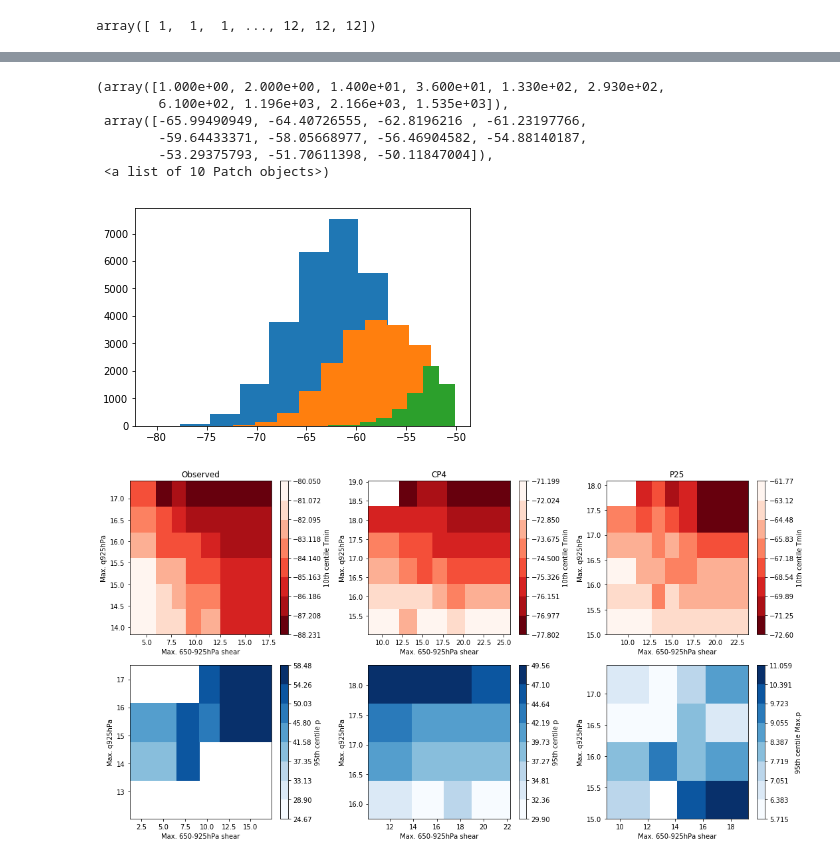
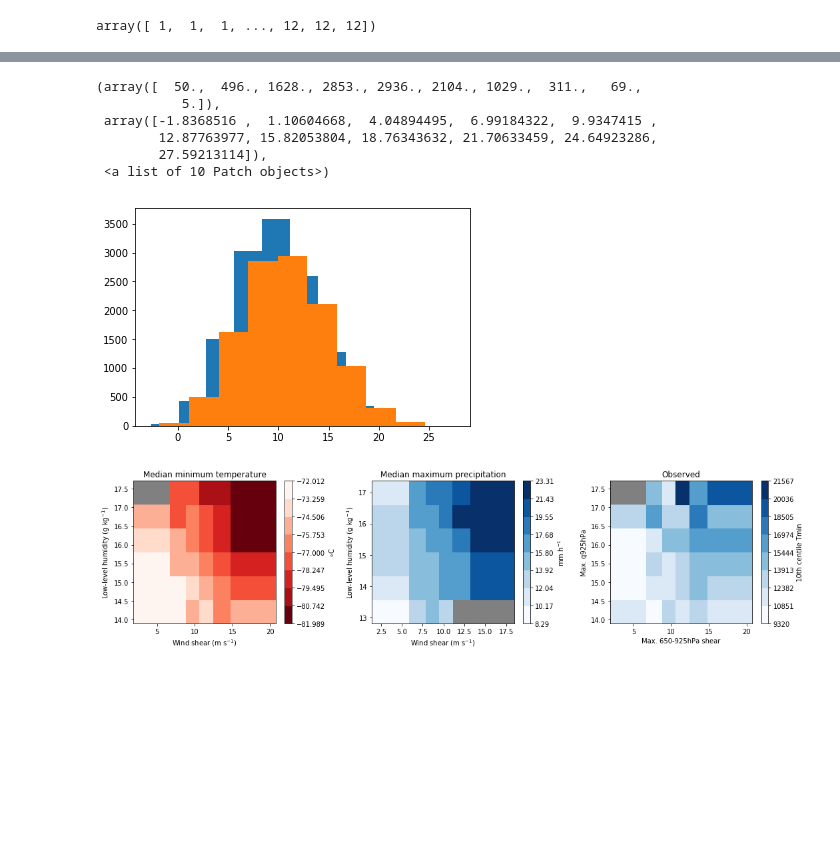
Before and after one commit to cornkle/proj_CEH, a Jupyter notebook: notebooks/CLOVER_scatter_fig3_mergedmonth-OBSONLY.ipynb, the cells around one changed output, grey strips where cells are left out. Saved outputs shown, nothing was run; the diff lists cells and outputs as text; code cells hidden in the pictures; blank space fills up the shorter version.

Commit message:
CLOVER paper plots finalised

```diff
--- a/notebooks/CLOVER_scatter_fig3_mergedmonth-OBSONLY.ipynb
+++ b/notebooks/CLOVER_scatter_fig3_mergedmonth-OBSONLY.ipynb
@@ -358,2 +450,0 @@ obs_march = obs[opos1]
-# %%
-obsp = obs[oposi]
@@ -580,17 +689,17 @@ def create_2dhist(ds, xbins,ybins):
             poss_ds = (ds.shear >= shl) & (ds.shear < xbins[issh+1]) & (ds.q925>=qql) & (ds.q925 < ybins[isq+1])
 
             try:
-                ds_mean = np.percentile(ds.tmin[poss_ds], 10)
+                ds_mean = np.percentile(ds.tmin[poss_ds], 50)
             except IndexError:
                 ds_mean = np.nan
 
             try:
-                prcp_mean = np.percentile(ds.prcp[poss_ds], 75)
+                prcp_mean = np.percentile(ds.prcp[poss_ds], 50)
             except:
                 prcp_mean = np.nan
 
             try:
-                ds_amean = np.percentile(ds.area[poss_ds], 75)
+                ds_amean = np.percentile(ds.area[poss_ds], 50)
             except IndexError:
                 ds_amean = np.nan
 
@@ -669,5 +778,35 @@ def hist2d_six(data, valid=False):
 
     plt.tight_layout()
     plt.savefig(cnst.network_data + 'figs/CLOVER/fig3_pcp.png')
+# %%
+def hist2d_three(data, valid=False):
+
+    #from palettable.colorbrewer.qualitative import Blues_6, Reds_6_r
+
+    f = plt.figure(figsize=(15,4))
+    for i, dat in enumerate(data):
+        ax = f.add_subplot(1,3,i+1)
+        if i>0:
+            cmap = 'Blues'
+        else:
+            cmap = 'Reds_r'
+        X, Y = np.meshgrid(dat['xbins'],dat['ybins'])
+        cmapp = uplot.discrete_cmap(8, base_cmap=cmap)
+        if valid:
+
+            dat['data'][dat['valid']<40] = np.nan
+        Zm = ma.masked_where(np.isnan(dat['data']),dat['data'])
+
+        mappable = ax.pcolormesh(X, Y, Zm.T, cmap=cmapp, vmin=dat['vmin'], vmax=dat['vmax']) # viridis_rvmin=20, vmax=40
+        ax.set_ylabel(dat['ylabel'])
+        ax.set_xlabel(dat['xlabel'])
+        ax.set_title(dat['title'])
+        cbar = f.colorbar(mappable, ticks=np.linspace(dat['vmin'],dat['vmax'],9)) # ticks=np.linspace(30,45,11) , ticks=np.linspace(20,40,11)
+        cbar.set_label(dat['cbarlabel'])
+        ax.set_facecolor('grey')
+        #ax.set_ylim(13,17.5)
+
+    plt.tight_layout()
+    plt.savefig(cnst.network_data + 'figs/CLOVER/fig3_obsOnly.png')
 # %%
 dsperc_mar, dsp_mar, dsarea_mar, dsval_mar = create_2dhist(ds_march, shearb_march, qbinsb_march)
@@ -767,12 +860,0 @@ cp25_dic = {
-# %%
-plt.hist(ds_march.tmean)
-plt.hist(cp4_march.tmean)
-plt.hist(cp25_march.tmean)
-# %% [output]
-(array([1.000e+00, 2.000e+00, 1.400e+01, 3.600e+01, 1.330e+02, 2.930e+02,
-        6.100e+02, 1.196e+03, 2.166e+03, 1.535e+03]),
- array([-65.99490949, -64.40726555, -62.8196216 , -61.23197766,
-        -59.64433371, -58.05668977, -56.46904582, -54.88140187,
-        -53.29375793, -51.70611398, -50.11847004]),
- <a list of 10 Patch objects>)
-[figure, removed]
@@ -781,4 +861,17 @@ data_list = [ds_mar_dic, cp4_mar_dic, cp25_mar_dic,obsp_dic,cp4_dic,cp25_dic]
+# %%
+plt.hist(obsp.shear)
+plt.hist(ds_march.shear)
+# %% [output]
+(array([  50.,  496., 1628., 2853., 2936., 2104., 1029.,  311.,   69.,
+           5.]),
+ array([-1.8368516 ,  1.10604668,  4.04894495,  6.99184322,  9.9347415 ,
+        12.87763977, 15.82053804, 18.76343632, 21.70633459, 24.64923286,
+        27.59213114]),
+ <a list of 10 Patch objects>)
+[figure, added]
+# %%
+data_list = [tmin_dic, prcp_dic, area_dic]
 # %%
-hist2d_six(data_list, valid=True)
+hist2d_three(data_list, valid=True)
 # %% [output]
-[figure, old version]
+[figure, new version]
```
Also changed, not shown: parts of 74 cells of this notebook, 21 other files.
